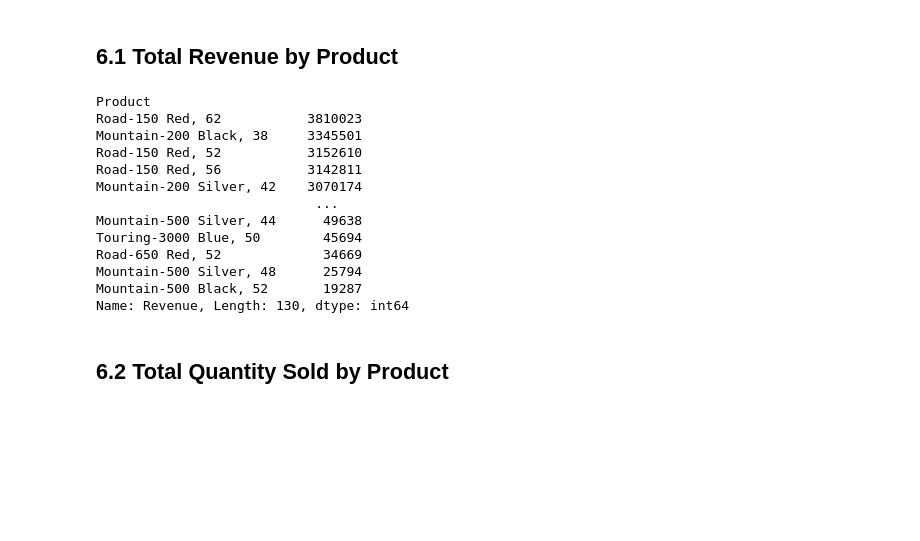
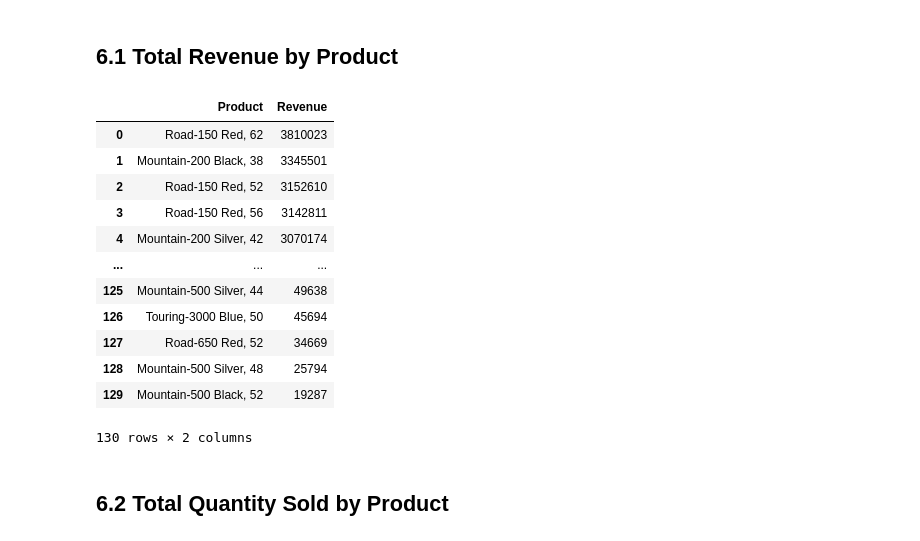
Before and after one commit to vidushanpathir505-bot/academic-data-wrangler, a Jupyter notebook: sales-data-analysis/sales_analysis.ipynb, the cells around one changed output. Cells and saved outputs as stored; diff of their text form; code cells hidden in the pictures; blank space fills up the shorter version.

```diff
--- a/sales-data-analysis/sales_analysis.ipynb
+++ b/sales-data-analysis/sales_analysis.ipynb
@@ -316,22 +316,22 @@ sales_df[[
 ## 6.1 Total Revenue by Product
 # %%
 revenue_by_product = sales_df.groupby('Product')['Revenue'].sum()
-revenue_by_product = revenue_by_product.sort_values(ascending=False)
+revenue_by_product = revenue_by_product.sort_values(ascending=False).reset_index()
 revenue_by_product
 # %% [output]
+|  | Product | Revenue |
+| 0 | Road-150 Red, 62 | 3810023 |
+| 1 | Mountain-200 Black, 38 | 3345501 |
+| 2 | Road-150 Red, 52 | 3152610 |
+| 3 | Road-150 Red, 56 | 3142811 |
+| 4 | Mountain-200 Silver, 42 | 3070174 |
+| ... | ... | ... |
+| 125 | Mountain-500 Silver, 44 | 49638 |
+| 126 | Touring-3000 Blue, 50 | 45694 |
+| 127 | Road-650 Red, 52 | 34669 |
+| 128 | Mountain-500 Silver, 48 | 25794 |
+| 129 | Mountain-500 Black, 52 | 19287 |
-Product
-Road-150 Red, 62           3810023
-Mountain-200 Black, 38     3345501
-Road-150 Red, 52           3152610
-Road-150 Red, 56           3142811
-Mountain-200 Silver, 42    3070174
-                            ...
-Mountain-500 Silver, 44      49638
-Touring-3000 Blue, 50        45694
-Road-650 Red, 52             34669
-Mountain-500 Silver, 48      25794
-Mountain-500 Black, 52       19287
-Name: Revenue, Length: 130, dtype: int64
+130 rows × 2 columns
 # %% [markdown]
 ## 6.2 Total Quantity Sold by Product
 # %%
```
Also changed, not shown: parts of 14 cells of this notebook.
